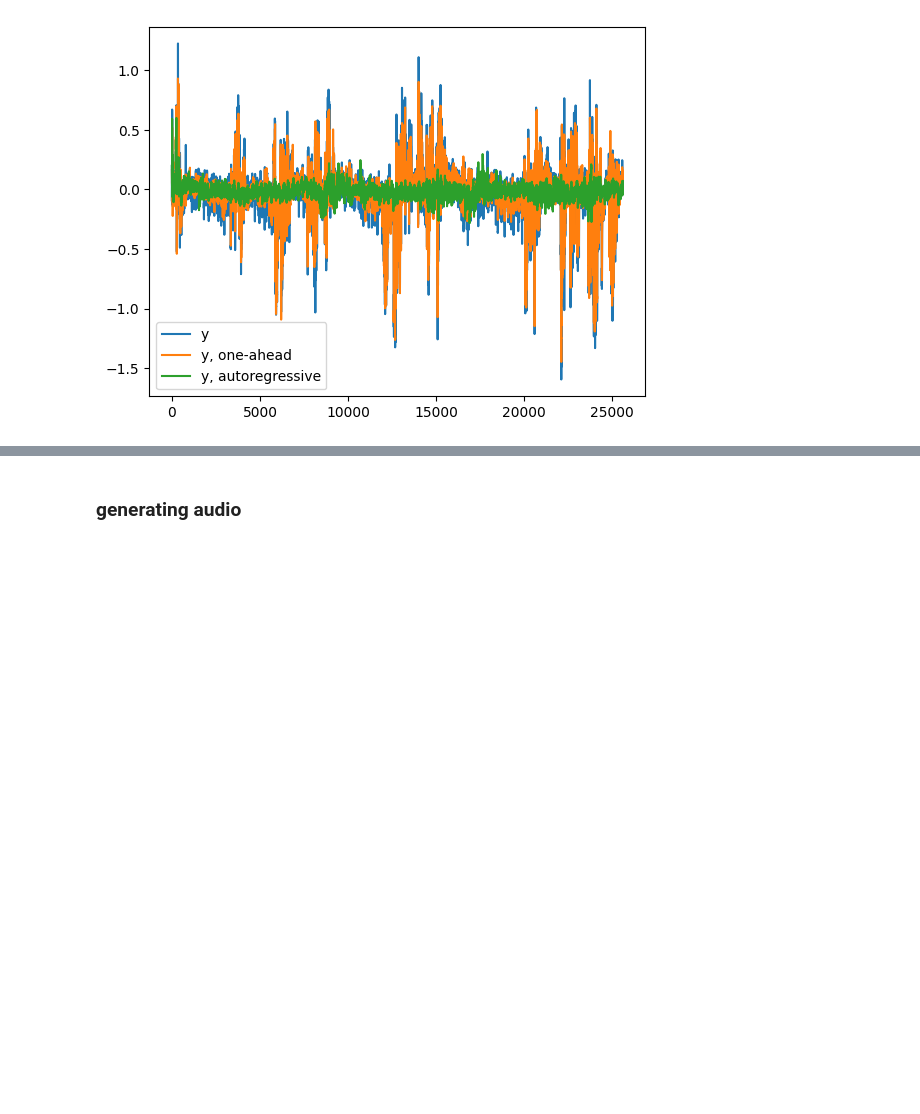
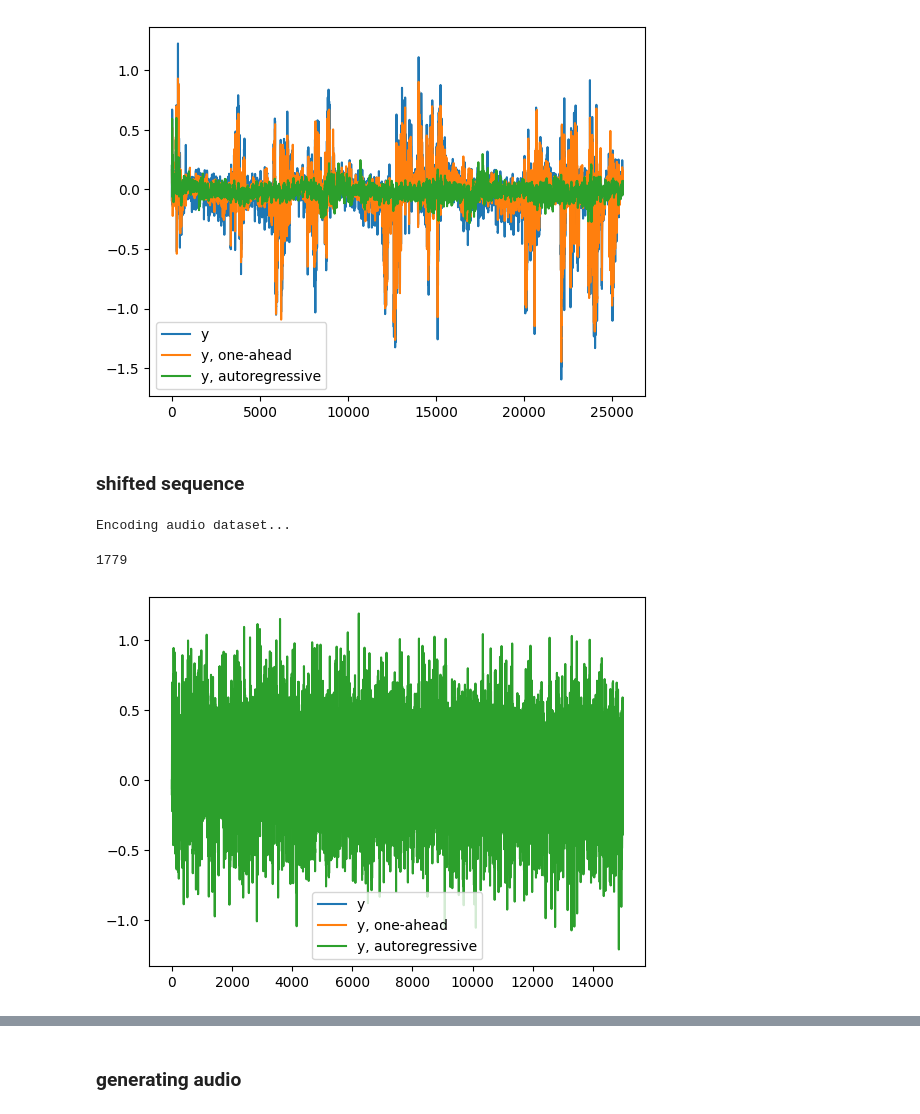
Before and after one commit to blazejkotowski/ddsp_vae, a Jupyter notebook: notebooks/Unconditional Generation.ipynb, the cells around one changed output, grey strips where cells are left out. Saved outputs shown, nothing was run; the diff lists cells and outputs as text; code cells hidden in the pictures; blank space fills up the shorter version.

```diff
--- a/notebooks/Unconditional Generation.ipynb
+++ b/notebooks/Unconditional Generation.ipynb
@@ -540,3 +540,72 @@ plt.legend()
 plt.show()
 # %% [output]
 [figure]
+# %% [markdown]
+### shifted sequence
+# %%
+ddsp_path = '../models/sines/sines-suzuki.ts'
+ddsp = torch.jit.load(ddsp_path, map_location='cuda').to('cuda').pretrained.to('cuda')
+resampling_factor = ddsp.resampling_factor
+# %%
+# Warmup by calculating input from a training dataset chunk
+context_length = 2000
+prior_dataset = PriorDataset(
+    audio_dataset_path='/mnt/mariadata/datasets/ddsp-vae/suzuki/processed',
+    encoding_model_path=ddsp_path,
+    sequence_length=context_length+1,
+    sampling_rate=44100,
+)
+# %% [output]
+Encoding audio dataset...
+# %%
+len(prior_dataset)
+# %% [output]
+1779
+# %%
+prior = Prior.load_from_checkpoint('../training/transformer-prior-shifted/suzuki-2000-non-overlapping/best.ckpt')
+# %%
+import numpy as np
+import random
+import torch
+import matplotlib.pyplot as plt
+
+latent_size = prior_dataset[0].size(1)
+
+generated_seq_len = 15000
+st = random.randint(0, len(prior_dataset))
+
+y_oa_seq = torch.empty([0, latent_size], device='cuda') # y, one-ahead
+y_ar_seq = torch.empty([0, latent_size], device='cuda')
+y_seq = torch.empty([0, latent_size], device='cuda')
+
+x_ar = None
+
+# FIX THIS
+seq = prior_dataset[st].to(prior.device)
+for i in range(generated_seq_len):
+    # seq = prior_dataset[st+i].to(prior.device)
+
+    x = seq[1:, ...] # [seq_len, latent_size]
+    y = seq[-1, ...] # [latent_size]
+
+    if x_ar is None:
+        x_ar = x.clone()
+
+    with torch.no_grad():
+        # y_oa = prior(x.unsqueeze(0)).squeeze(0)[-1] # [latent_size]
+        y_ar = prior(x_ar.unsqueeze(0)).squeeze(0)[-1] # [latent_size]
+
+        # Append predicted code to autoregressive input
+        x_ar = torch.cat([x_ar[1:, ...], y_ar.unsqueeze(0)], dim=0)
+
+    # y_oa_seq = torch.cat([y_oa_seq, y_oa.unsqueeze(0)], dim=0)
+    y_ar_seq = torch.cat([y_ar_seq, y_ar.unsqueeze(0)], dim=0)
+    # y_seq = torch.cat([y_seq, y.unsqueeze(0)], dim=0)
+
+plt.plot(y_seq[:, 0].cpu().numpy(), label='y')
+plt.plot(y_oa_seq[:, 0].cpu().numpy(), label='y, one-ahead')
+plt.plot(y_ar_seq[:, 0].cpu().numpy(), label='y, autoregressive')
+plt.legend()
+plt.show()
+# %% [output]
+[figure, added]
```
Also changed, not shown: parts of 8 cells of this notebook, 3 other files.
